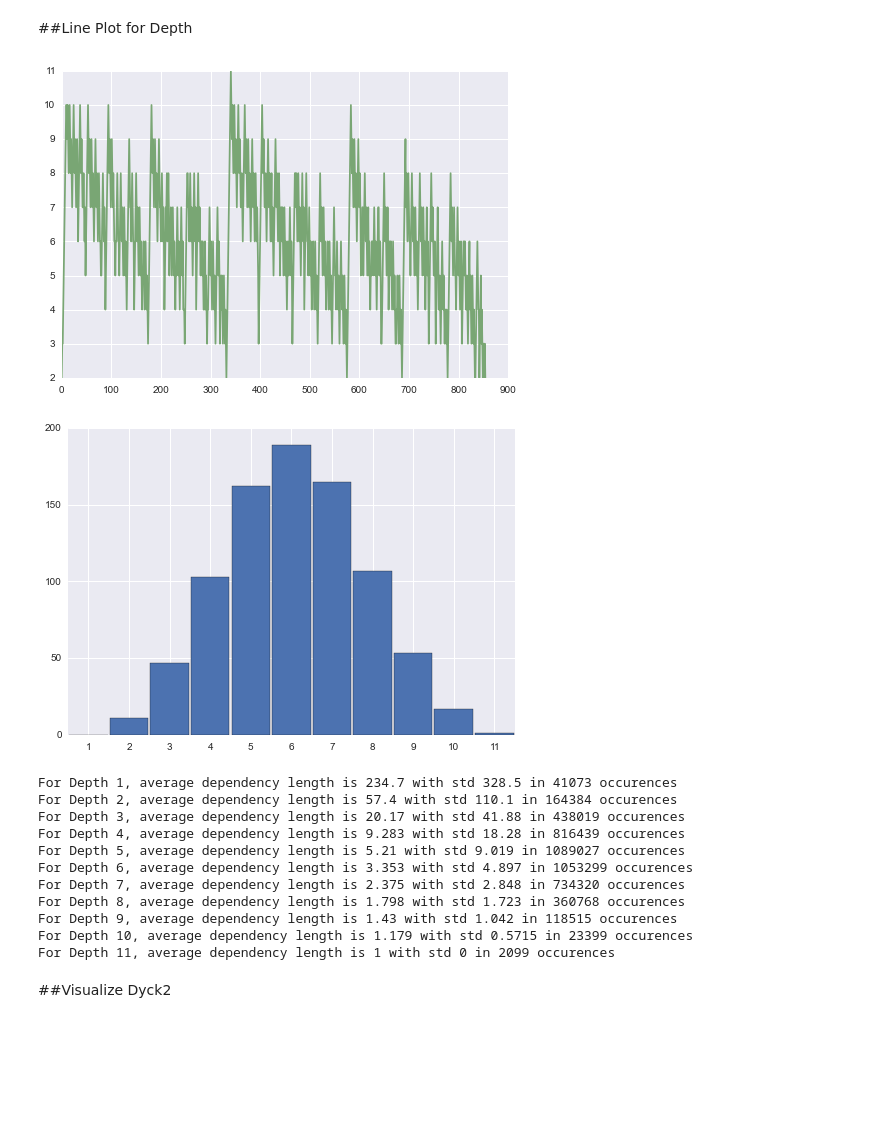
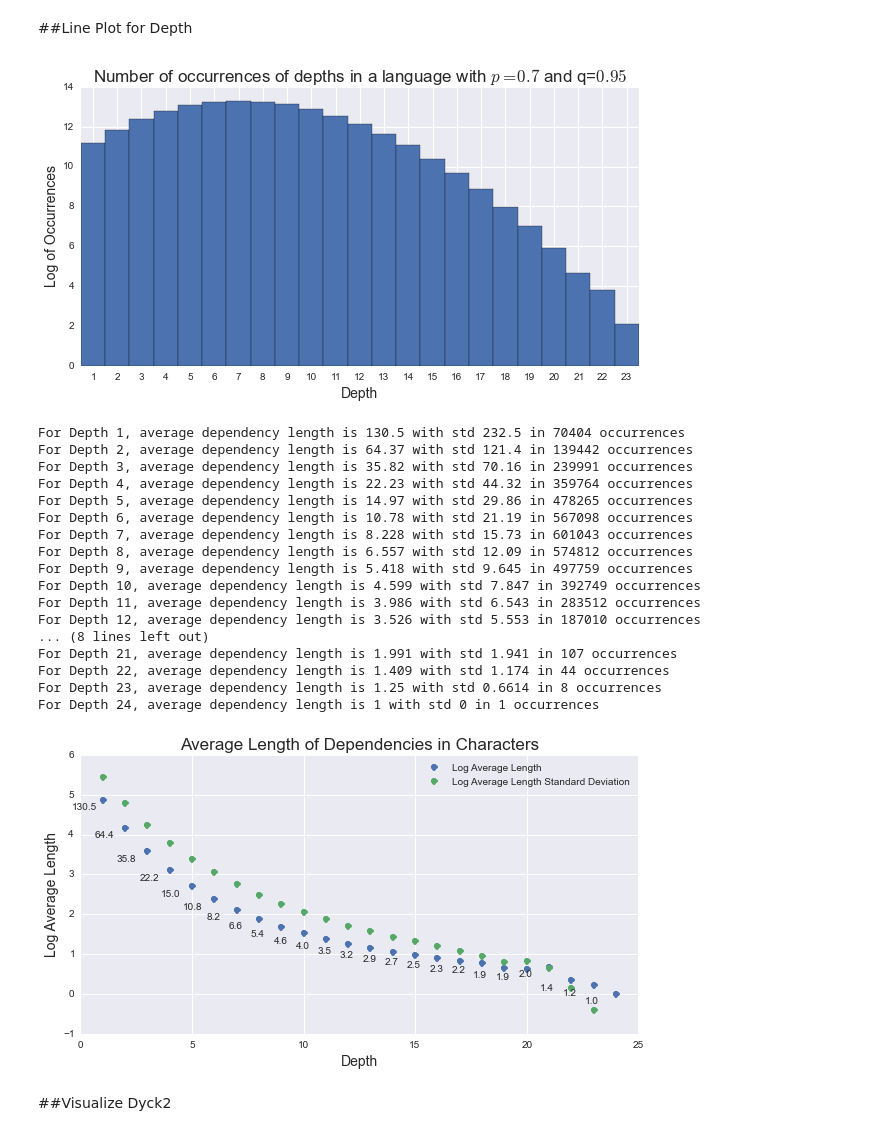
Before and after one commit to afcarl/nesting-in-lstm, a Jupyter notebook: Language Evaluation.ipynb, the cells around one changed output. Drawn from its saved outputs; the diff is of its cells as text; code cells hidden in the pictures; blank space fills up the shorter version.

```diff
--- a/Language Evaluation.ipynb
+++ b/Language Evaluation.ipynb
@@ -114,7 +114,7 @@ parse_paren_size(teststring, pal2)
 ##Line Plot for Depth
 # %%
 def parse_paren_depth(some_string):
-    depth = 1
+    depth = 0
     depths = []
     for c in some_string:
         if c == "(" or c == "[":
@@ -124,21 +124,26 @@ def parse_paren_depth(some_string):
             depth-=1
 
     return depths
+# %%
+with open("dyck6-depth-8.txt", "r") as text_file:
+    lines2 = text_file.read()
+# %%
+depth_array = parse_paren_depth(lines2)
+counts = np.log(np.bincount(depth_array))
 # %%
-depth_array = parse_paren_depth(lines)
-plt.plot(depth_array, color=pal2.as_hex()[6], alpha=.9)
+#plt.plot(depth_array, color=pal2.as_hex()[6], alpha=.9)
+#plt.show()
+fig, ax = plt.subplots(figsize=(10,5))
+ax.bar(xrange(len(counts)), counts, width=1, align='center')
+ax.set(xticks=range(28), xlim=[.5, 23.5])
+plt.xlabel("Depth", fontsize=14)
+plt.ylabel("Log of Occurrences", fontsize=14)
+plt.title("Number of occurrences of depths in a language with $p=0.7$ and q=$0.95$", fontsize=17)
 plt.show()
-counts = np.bincount(depth_array)
-fig, ax = plt.subplots()
-ax.bar(range(12), counts, width=.95, align='center')
-ax.set(xticks=range(12), xlim=[.5, 11.5])
-plt.show()
 # %% [output]
-[figure, old version]
+[figure, new version]
-[figure, removed]
 # %%
-with open("dyck-0.9.txt", "r") as text_file:
-    lines2 = text_file.read()
+
 def parse_depency_range(some_string):
     depth = 0
     ranges_count = {l+1:[] for l in xrange(11)}
@@ -154,7 +159,10 @@ def parse_depency_range(some_string):
         elif c == opposites[depths[-1]]:
             depths.pop()
             curr_range = ranges.pop()
-            ranges_count[len(depths)+1].append(curr_range)
+            try:
+                ranges_count[len(depths)+1].append(curr_range)
+            except:
+                ranges_count[len(depths)+1] = [curr_range]
             ranges = [x+1 for x in ranges]
 
             depth-=1
@@ -164,14 +172,20 @@ def parse_depency_range(some_string):
     return ranges_count
 dep_lengths = parse_depency_range(lines2)
 # %% [output]
-For Depth 1, average dependency length is 234.7 with std 328.5 in 41073 occurences
-For Depth 2, average dependency length is 57.4 with std 110.1 in 164384 occurences
-For Depth 3, average dependency length is 20.17 with std 41.88 in 438019 occurences
-For Depth 4, average dependency length is 9.283 with std 18.28 in 816439 occurences
-For Depth 5, average dependency length is 5.21 with std 9.019 in 1089027 occurences
-For Depth 6, average dependency length is 3.353 with std 4.897 in 1053299 occurences
-For Depth 7, average dependency length is 2.375 with std 2.848 in 734320 occurences
-For Depth 8, average dependency length is 1.798 with std 1.723 in 360768 occurences
-For Depth 9, average dependency length is 1.43 with std 1.042 in 118515 occurences
-For Depth 10, average dependency length is 1.179 with std 0.5715 in 23399 occurences
-For Depth 11, average dependency length is 1 with std 0 in 2099 occurences
+For Depth 1, average dependency length is 130.5 with std 232.5 in 70404 occurrences
+For Depth 2, average dependency length is 64.37 with std 121.4 in 139442 occurrences
+For Depth 3, average dependency length is 35.82 with std 70.16 in 239991 occurrences
+For Depth 4, average dependency length is 22.23 with std 44.32 in 359764 occurrences
+For Depth 5, average dependency length is 14.97 with std 29.86 in 478265 occurrences
+For Depth 6, average dependency length is 10.78 with std 21.19 in 567098 occurrences
+For Depth 7, average dependency length is 8.228 with std 15.73 in 601043 occurrences
+For Depth 8, average dependency length is 6.557 with std 12.09 in 574812 occurrences
+For Depth 9, average dependency length is 5.418 with std 9.645 in 497759 occurrences
+For Depth 10, average dependency length is 4.599 with std 7.847 in 392749 occurrences
+For Depth 11, average dependency length is 3.986 with std 6.543 in 283512 occurrences
+For Depth 12, average dependency length is 3.526 with std 5.553 in 187010 occurrences
+... (8 lines left out)
+For Depth 21, average dependency length is 1.991 with std 1.941 in 107 occurrences
+For Depth 22, average dependency length is 1.409 with std 1.174 in 44 occurrences
+For Depth 23, average dependency length is 1.25 with std 0.6614 in 8 occurrences
+For Depth 24, average dependency length is 1 with std 0 in 1 occurrences
@@ -178,3 +199,18 @@ For Depth 11, average dependency length is 1 with std 0 in 2099 occurences
+# %%
+fig, ax = plt.subplots(figsize=(10,5))
+plt.plot(x_v, l_v, 'o', label="Log Average Length")
+plt.plot(x_v, st_v, 'o', label="Log Average Length Standard Deviation")
+# for xy in zip(x_v, l_v):                                                # <--
+#     ax.annotate('(%f, %f)' % xy, xy=xy, textcoords='offset points')
+for i,j in zip(x_v,l_v):
+    ax.annotate('%.1f' %np.exp(j), xy=(i,j), xytext=(-30,-10), textcoords='offset points')
+plt.legend()
+plt.xlabel("Depth", fontsize=14)
+plt.ylabel("Log Average Length", fontsize=14)
+plt.title("Average Length of Dependencies in Characters", fontsize=17)
+plt.show()
+# %% [output]
+[figure, added]
 # %% [markdown]
 ##Visualize Dyck2
 # %%
```
Also changed, not shown: parts of 1 cell of this notebook.
